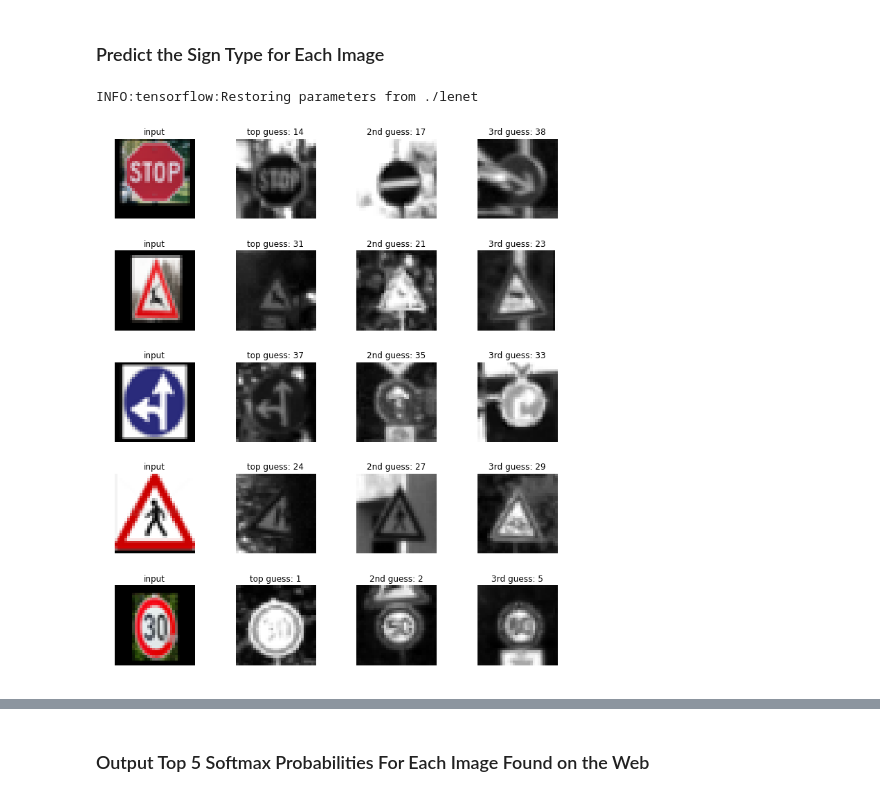
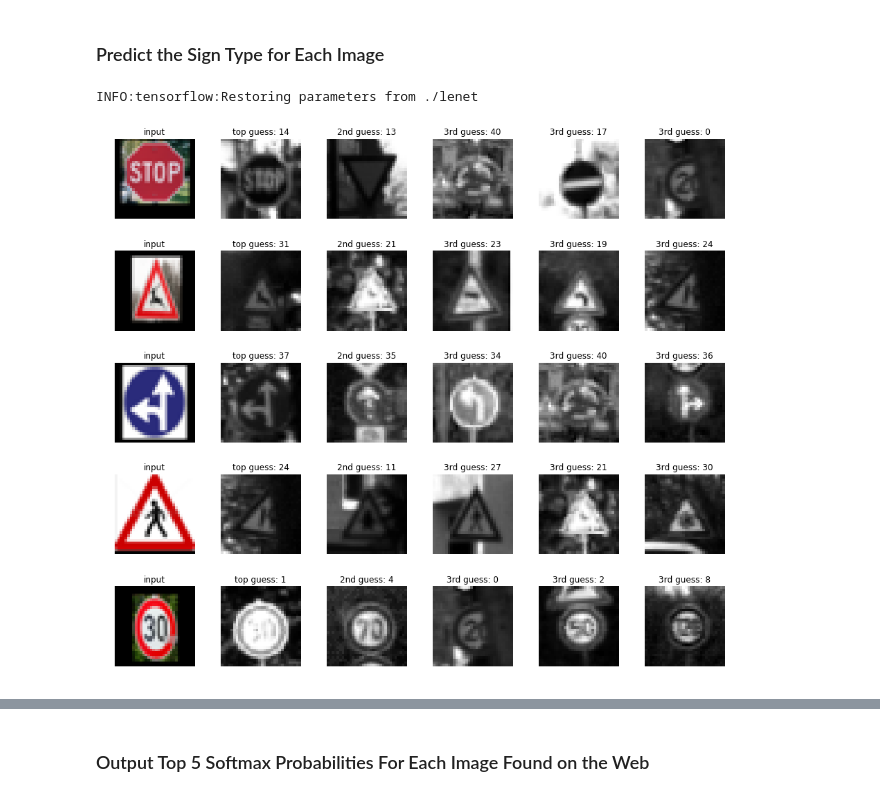
Before and after one commit to schandrachary/AutonomousVehicles, a Jupyter notebook: CarND-Traffic-Sign-Classifier-Project/Traffic_Sign_Classifier.ipynb, the cells around one changed output, grey strips where cells are left out. Cells and saved outputs as stored; diff of their text form; code cells hidden in the pictures.

```diff
--- a/CarND-Traffic-Sign-Classifier-Project/Traffic_Sign_Classifier.ipynb
+++ b/CarND-Traffic-Sign-Classifier-Project/Traffic_Sign_Classifier.ipynb
@@ -535,7 +541,7 @@ After each epoch, measure the loss and accuracy of the validation set.
 Save the model after training.
 # %%
 from sklearn.utils import shuffle
-EPOCHS = 50
+EPOCHS = 30
 BATCH_SIZE = 128
 # %%
 with tf.Session() as sess:
@@ -600,8 +606,8 @@ plt.show()
 ## Run the model on a test set
 # %%
 with tf.Session() as sess:
-#     saver.restore(sess, tf.train.latest_checkpoint('.'))
-    saver.restore(sess, './lenet')
+    saver.restore(sess, tf.train.latest_checkpoint('.'))
+#     saver.restore(sess, './lenet')
 
     test_accuracy = evaluate(X_test, y_test)
     print("Test Accuracy = {:.3f}".format(test_accuracy))
@@ -674,43 +680,53 @@ Test Accuracy: 0.800000011920929
 ### Feel free to use as many code cells as needed.
 # %%
 softmax_logits = tf.nn.softmax(logits)
-top_k = tf.nn.top_k(softmax_logits, k=3)
+top_k = tf.nn.top_k(softmax_logits, k=5)
 
 
 with tf.Session() as sess:
     sess.run(tf.global_variables_initializer())
     saver_predict = tf.train.import_meta_graph('./lenet.meta')
     saver_predict.restore(sess, "./lenet")
     test_softmax_logits = sess.run(softmax_logits, feed_dict={x: norm_img, keep_prob: 1.0})
     test_top_k = sess.run(top_k, feed_dict={x: norm_img, keep_prob: 1.0})
 
-
-    fig, ax = plt.subplots(len(test_images),4, figsize=(12, 14))
+    numFigs = 6
+    fig, ax = plt.subplots(len(test_images),numFigs, figsize=(16, 14))
     fig.subplots_adjust(hspace = .4, wspace=.2)
     ax = ax.ravel()
 
     for i, image in enumerate(test_images):
-        ax[4*i].axis('off')
-        ax[4*i].imshow(cv2.cvtColor(image, cv2.COLOR_BGR2RGB))
-        ax[4*i].set_title('input')
+        ax[numFigs*i].axis('off')
+        ax[numFigs*i].imshow(cv2.cvtColor(image, cv2.COLOR_BGR2RGB))
+        ax[numFigs*i].set_title('input')
         guess1 = test_top_k[1][i][0]
         index1 = np.argwhere(y_valid == guess1)[0]
-        ax[4*i+1].axis('off')
-        ax[4*i+1].imshow(X_valid[index1].squeeze(), cmap='gray')
-        ax[4*i+1].set_title('top guess: {}'.format(guess1))
+        ax[numFigs*i+1].axis('off')
+        ax[numFigs*i+1].imshow(X_valid[index1].squeeze(), cmap='gray')
+        ax[numFigs*i+1].set_title('top guess: {}'.format(guess1))
         guess2 = test_top_k[1][i][1]
         index2 = np.argwhere(y_valid == guess2)[0]
-        ax[4*i+2].axis('off')
-        ax[4*i+2].imshow(X_valid[index2].squeeze(), cmap='gray')
-        ax[4*i+2].set_title('2nd guess: {}'.format(guess2))
+        ax[numFigs*i+2].axis('off')
+        ax[numFigs*i+2].imshow(X_valid[index2].squeeze(), cmap='gray')
+        ax[numFigs*i+2].set_title('2nd guess: {}'.format(guess2))
         guess3 = test_top_k[1][i][2]
         index3 = np.argwhere(y_valid == guess3)[0]
-        ax[4*i+3].axis('off')
-        ax[4*i+3].imshow(X_valid[index3].squeeze(), cmap='gray')
-        ax[4*i+3].set_title('3rd guess: {}'.format(guess3))
+        ax[numFigs*i+3].axis('off')
+        ax[numFigs*i+3].imshow(X_valid[index3].squeeze(), cmap='gray')
+        ax[numFigs*i+3].set_title('3rd guess: {}'.format(guess3))
+        guess4 = test_top_k[1][i][3]
+        index4 = np.argwhere(y_valid == guess4)[0]
+        ax[numFigs*i+4].axis('off')
+        ax[numFigs*i+4].imshow(X_valid[index4].squeeze(), cmap='gray')
+        ax[numFigs*i+4].set_title('3rd guess: {}'.format(guess4))
+        guess5 = test_top_k[1][i][4]
+        index5 = np.argwhere(y_valid == guess5)[0]
+        ax[numFigs*i+5].axis('off')
+        ax[numFigs*i+5].imshow(X_valid[index5].squeeze(), cmap='gray')
+        ax[numFigs*i+5].set_title('3rd guess: {}'.format(guess5))
 # %% [output]
 INFO:tensorflow:Restoring parameters from ./lenet
-[figure, old version]
+[figure, new version]
 # %%
 test_top_k.values
 # %% [output]
```
Also changed, not shown: parts of 8 cells of this notebook, 10 other files.
